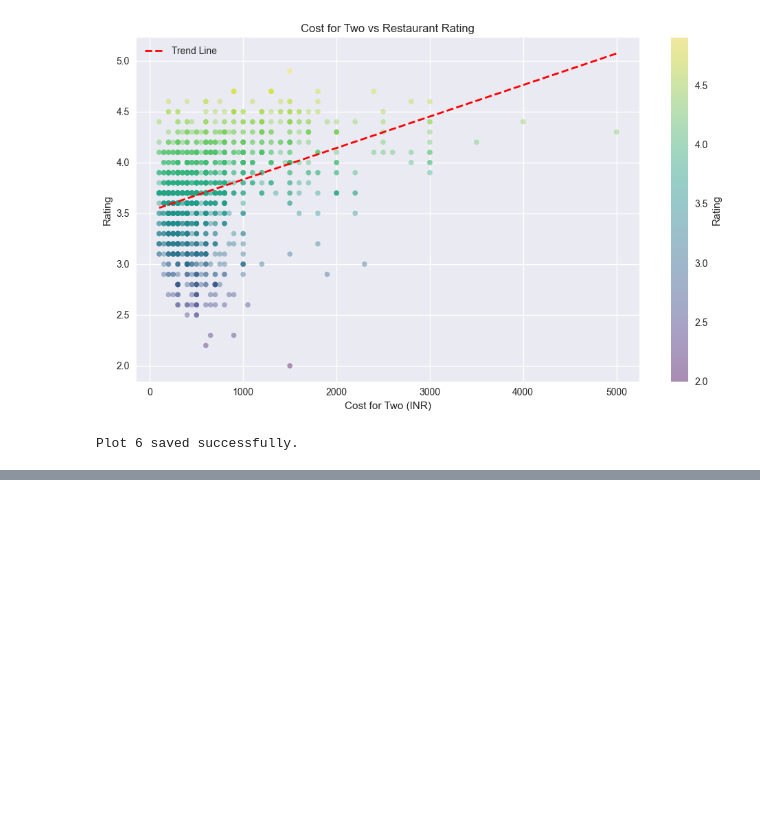
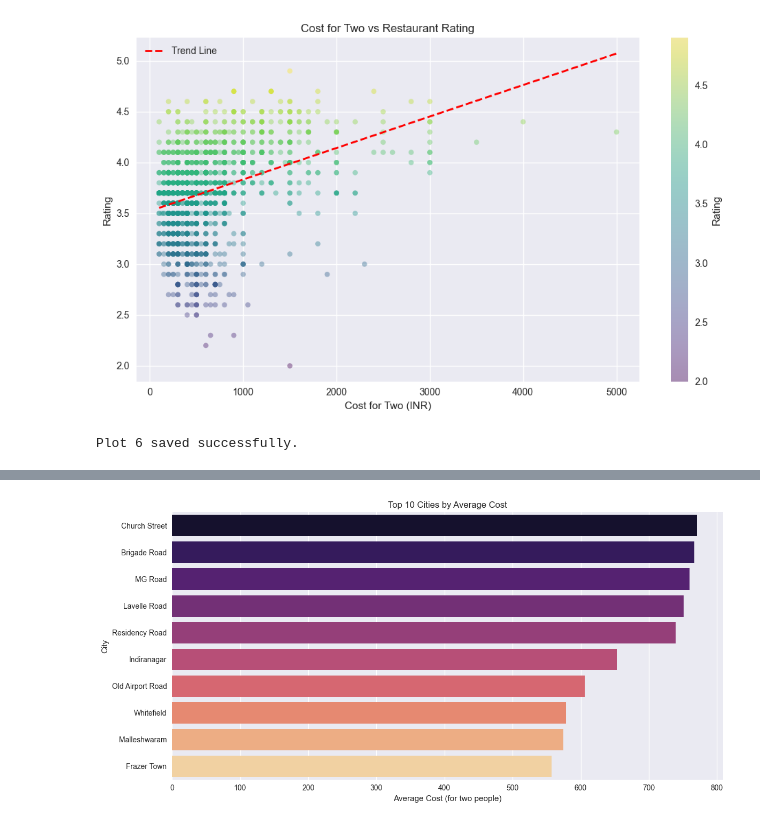
Before and after one commit to kan9667/zomato-ecosystem-analysis, a Jupyter notebook: zomato rest data analysis.ipynb, the cells around one changed output, grey strips where cells are left out. Drawn from its saved outputs; the diff is of its cells as text; code cells hidden in the pictures; blank space fills up the shorter version.

```diff
--- a/zomato rest data analysis.ipynb
+++ b/zomato rest data analysis.ipynb
@@ -452,0 +504,21 @@ Plot 6 saved successfully.
+# %%
+# city vs average cost
+
+city_cost = df.groupby('city')['cost'].mean().sort_values(ascending=False).head(10)
+
+plt.figure(figsize=(12,6))
+
+sns.barplot(
+    x=city_cost.values,
+    y=city_cost.index,
+    palette='magma'
+)
+
+plt.title('Top 10 Cities by Average Cost')
+plt.xlabel('Average Cost (for two people)')
+plt.ylabel('City')
+
+plt.tight_layout()
+plt.show()
+# %% [output]
+[figure, added]
```
Also changed, not shown: parts of 3 cells of this notebook.
